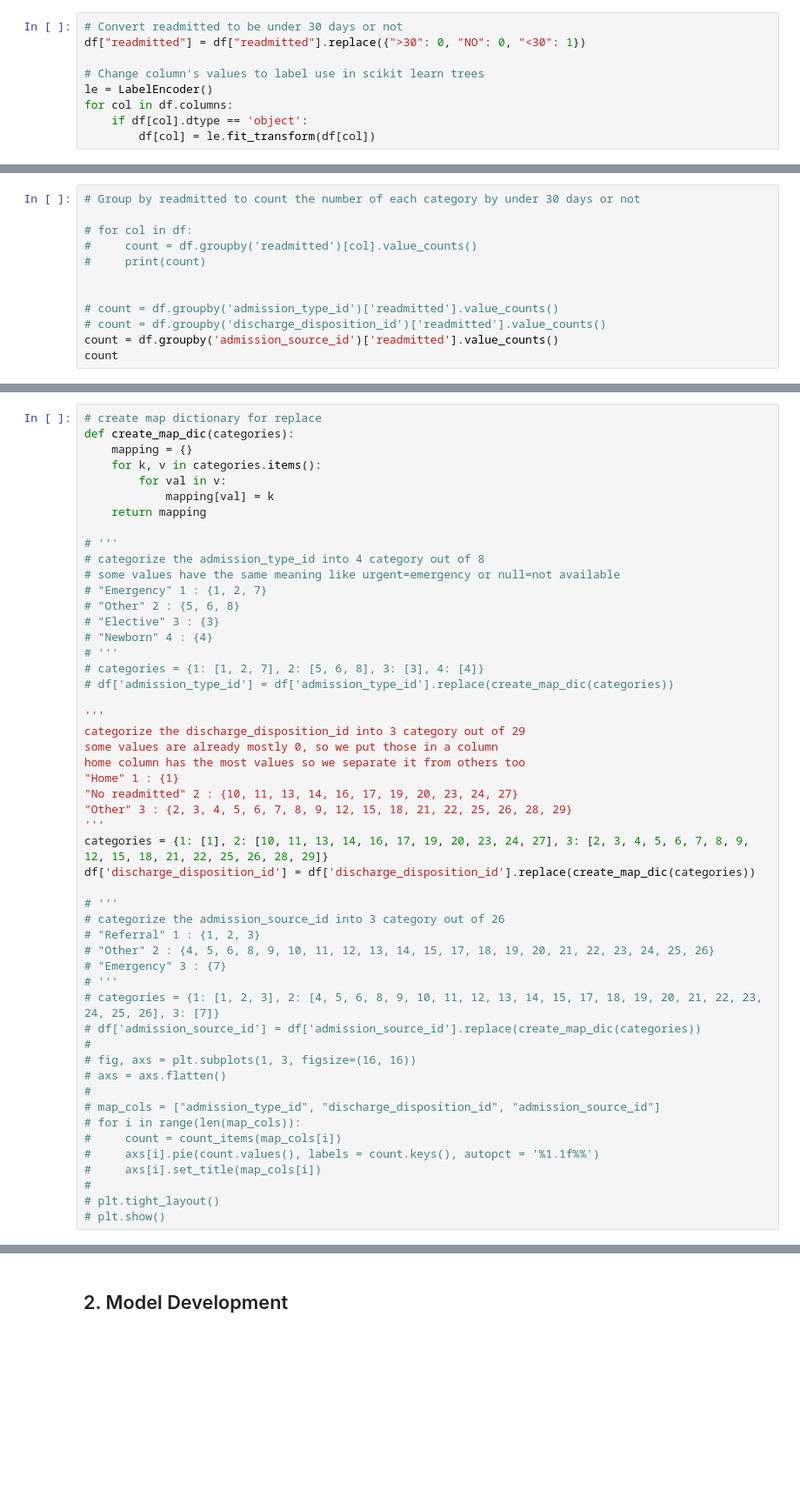
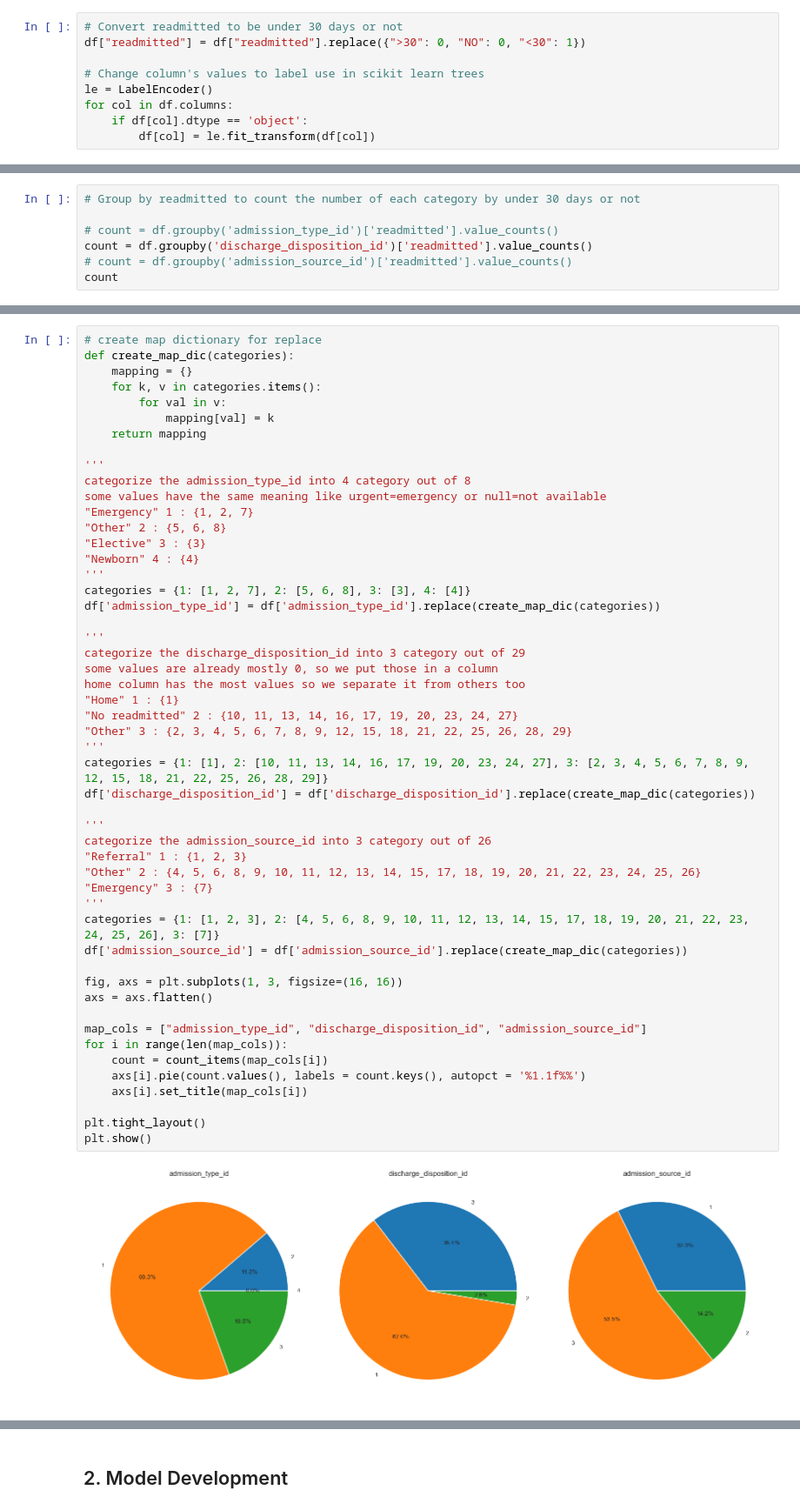
Before and after one commit to FaranF22/ml4, a Jupyter notebook: Assignment4.ipynb, the cells around one changed output, grey strips where cells are left out. Shown at 87% size. Saved outputs shown, nothing was run; the diff lists cells and outputs as text; blank space fills up the shorter version.

```diff
--- a/Assignment4.ipynb
+++ b/Assignment4.ipynb
@@ -278,13 +316,8 @@ for col in df.columns:
 # %%
 # Group by readmitted to count the number of each category by under 30 days or not
 
-# for col in df:
-#     count = df.groupby('readmitted')[col].value_counts()
-#     print(count)
-
-
 # count = df.groupby('admission_type_id')['readmitted'].value_counts()
-# count = df.groupby('discharge_disposition_id')['readmitted'].value_counts()
-count = df.groupby('admission_source_id')['readmitted'].value_counts()
+count = df.groupby('discharge_disposition_id')['readmitted'].value_counts()
+# count = df.groupby('admission_source_id')['readmitted'].value_counts()
 count
 # %% [output]
@@ -362,51 +344,53 @@ df
 # %%
 # create map dictionary for replace
 def create_map_dic(categories):
     mapping = {}
     for k, v in categories.items():
         for val in v:
             mapping[val] = k
     return mapping
 
-# '''
-# categorize the admission_type_id into 4 category out of 8
-# some values have the same meaning like urgent=emergency or null=not available
-# "Emergency" 1 : {1, 2, 7}
-# "Other" 2 : {5, 6, 8}
-# "Elective" 3 : {3}
-# "Newborn" 4 : {4}
-# '''
-# categories = {1: [1, 2, 7], 2: [5, 6, 8], 3: [3], 4: [4]}
-# df['admission_type_id'] = df['admission_type_id'].replace(create_map_dic(categories))
+'''
+categorize the admission_type_id into 4 category out of 8
+some values have the same meaning like urgent=emergency or null=not available
+"Emergency" 1 : {1, 2, 7}
+"Other" 2 : {5, 6, 8}
+"Elective" 3 : {3}
+"Newborn" 4 : {4}
+'''
+categories = {1: [1, 2, 7], 2: [5, 6, 8], 3: [3], 4: [4]}
+df['admission_type_id'] = df['admission_type_id'].replace(create_map_dic(categories))
 
 '''
 categorize the discharge_disposition_id into 3 category out of 29
 some values are already mostly 0, so we put those in a column
 home column has the most values so we separate it from others too
 "Home" 1 : {1}
 "No readmitted" 2 : {10, 11, 13, 14, 16, 17, 19, 20, 23, 24, 27}
 "Other" 3 : {2, 3, 4, 5, 6, 7, 8, 9, 12, 15, 18, 21, 22, 25, 26, 28, 29}
 '''
 categories = {1: [1], 2: [10, 11, 13, 14, 16, 17, 19, 20, 23, 24, 27], 3: [2, 3, 4, 5, 6, 7, 8, 9, 12, 15, 18, 21, 22, 25, 26, 28, 29]}
 df['discharge_disposition_id'] = df['discharge_disposition_id'].replace(create_map_dic(categories))
 
-# '''
-# categorize the admission_source_id into 3 category out of 26
-# "Referral" 1 : {1, 2, 3}
-# "Other" 2 : {4, 5, 6, 8, 9, 10, 11, 12, 13, 14, 15, 17, 18, 19, 20, 21, 22, 23, 24, 25, 26}
-# "Emergency" 3 : {7}
-# '''
-# categories = {1: [1, 2, 3], 2: [4, 5, 6, 8, 9, 10, 11, 12, 13, 14, 15, 17, 18, 19, 20, 21, 22, 23, 24, 25, 26], 3: [7]}
-# df['admission_source_id'] = df['admission_source_id'].replace(create_map_dic(categories))
-#
-# fig, axs = plt.subplots(1, 3, figsize=(16, 16))
-# axs = axs.flatten()
-#
-# map_cols = ["admission_type_id", "discharge_disposition_id", "admission_source_id"]
-# for i in range(len(map_cols)):
-#     count = count_items(map_cols[i])
-#     axs[i].pie(count.values(), labels = count.keys(), autopct = '%1.1f%%')
-#     axs[i].set_title(map_cols[i])
-#
-# plt.tight_layout()
-# plt.show()
+'''
+categorize the admission_source_id into 3 category out of 26
+"Referral" 1 : {1, 2, 3}
+"Other" 2 : {4, 5, 6, 8, 9, 10, 11, 12, 13, 14, 15, 17, 18, 19, 20, 21, 22, 23, 24, 25, 26}
+"Emergency" 3 : {7}
+'''
+categories = {1: [1, 2, 3], 2: [4, 5, 6, 8, 9, 10, 11, 12, 13, 14, 15, 17, 18, 19, 20, 21, 22, 23, 24, 25, 26], 3: [7]}
+df['admission_source_id'] = df['admission_source_id'].replace(create_map_dic(categories))
+
+fig, axs = plt.subplots(1, 3, figsize=(16, 16))
+axs = axs.flatten()
+
+map_cols = ["admission_type_id", "discharge_disposition_id", "admission_source_id"]
+for i in range(len(map_cols)):
+    count = count_items(map_cols[i])
+    axs[i].pie(count.values(), labels = count.keys(), autopct = '%1.1f%%')
+    axs[i].set_title(map_cols[i])
+
+plt.tight_layout()
+plt.show()
+# %% [output]
+[figure, added]
```
Also changed, not shown: parts of 22 cells of this notebook, 1 other file.
